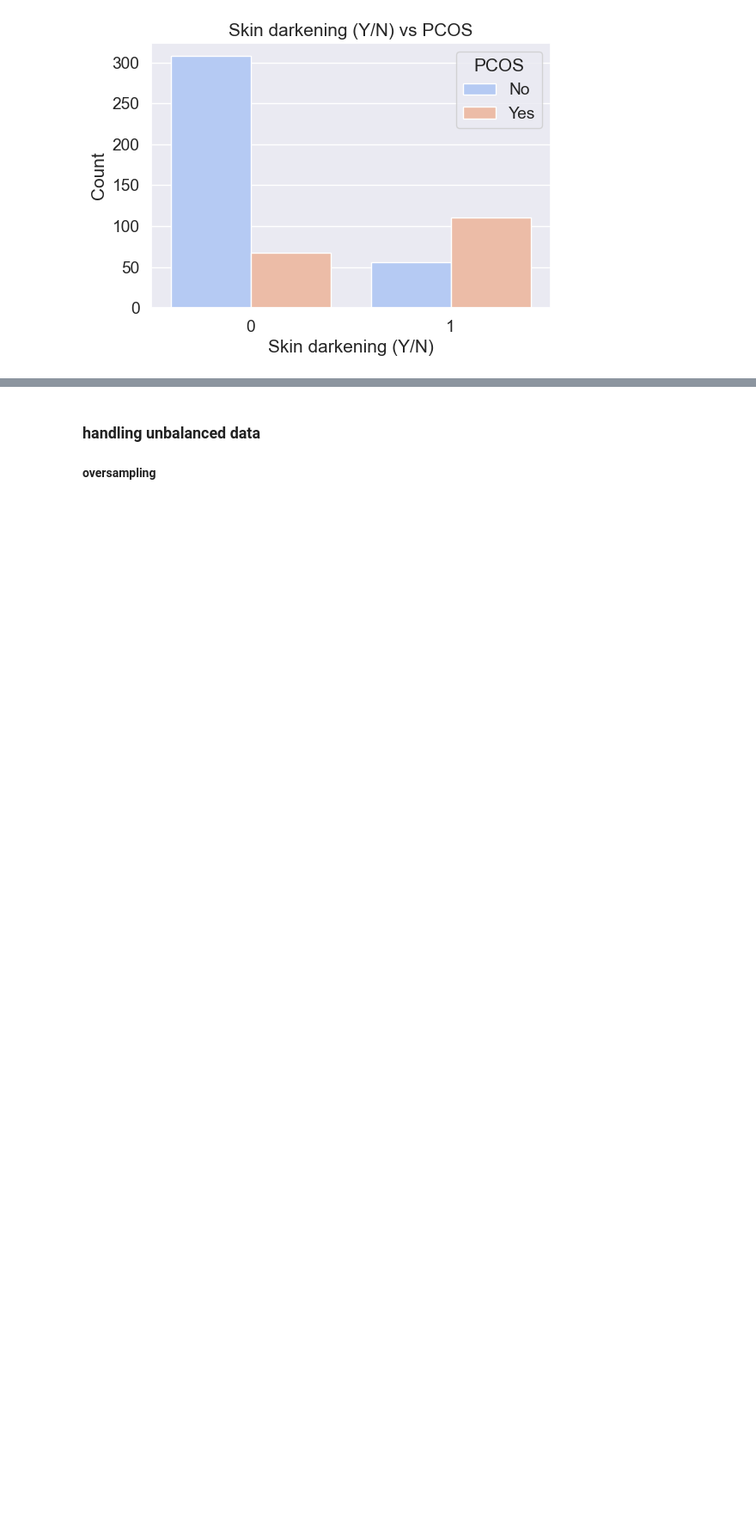
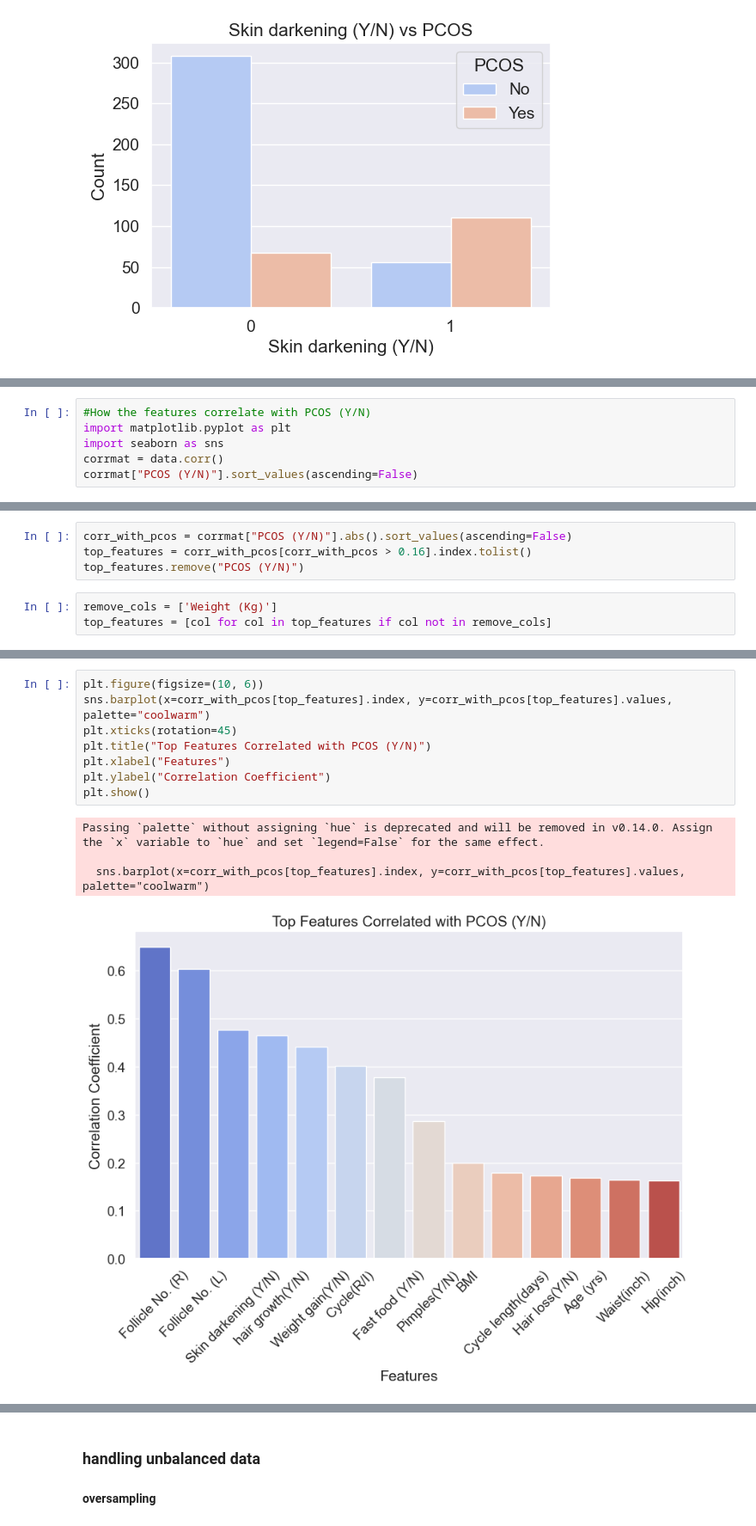
Before and after one commit to andolsitayssir/pcos-prediction, a Jupyter notebook: Project_one/pcos_without_infertility.ipynb, the cells around one changed output, grey strips where cells are left out. Shown at 86% size. Cells and saved outputs as stored; diff of their text form; blank space fills up the shorter version.

```diff
--- a/Project_one/pcos_without_infertility.ipynb
+++ b/Project_one/pcos_without_infertility.ipynb
@@ -386,0 +408,6 @@ for feature in features:
+# %%
+#How the features correlate with PCOS (Y/N)
+import matplotlib.pyplot as plt
+import seaborn as sns
+corrmat = data.corr()
+corrmat["PCOS (Y/N)"].sort_values(ascending=False)
@@ -386,0 +434,7 @@ for feature in features:
+# %%
+corr_with_pcos = corrmat["PCOS (Y/N)"].abs().sort_values(ascending=False)
+top_features = corr_with_pcos[corr_with_pcos > 0.16].index.tolist()
+top_features.remove("PCOS (Y/N)")
+# %%
+remove_cols = ['Weight (Kg)']
+top_features = [col for col in top_features if col not in remove_cols]
@@ -387 +458,14 @@ for feature in features:
+# %%
+plt.figure(figsize=(10, 6))
+sns.barplot(x=corr_with_pcos[top_features].index, y=corr_with_pcos[top_features].values, palette="coolwarm")
+plt.xticks(rotation=45)
+plt.title("Top Features Correlated with PCOS (Y/N)")
+plt.xlabel("Features")
+plt.ylabel("Correlation Coefficient")
+plt.show()
+# %% [output]
+Passing `palette` without assigning `hue` is deprecated and will be removed in v0.14.0. Assign the `x` variable to `hue` and set `legend=False` for the same effect.
+
+  sns.barplot(x=corr_with_pcos[top_features].index, y=corr_with_pcos[top_features].values, palette="coolwarm")
+[figure, added]
 # %%
```
Also changed, not shown: parts of 35 cells of this notebook, 4 other files.
